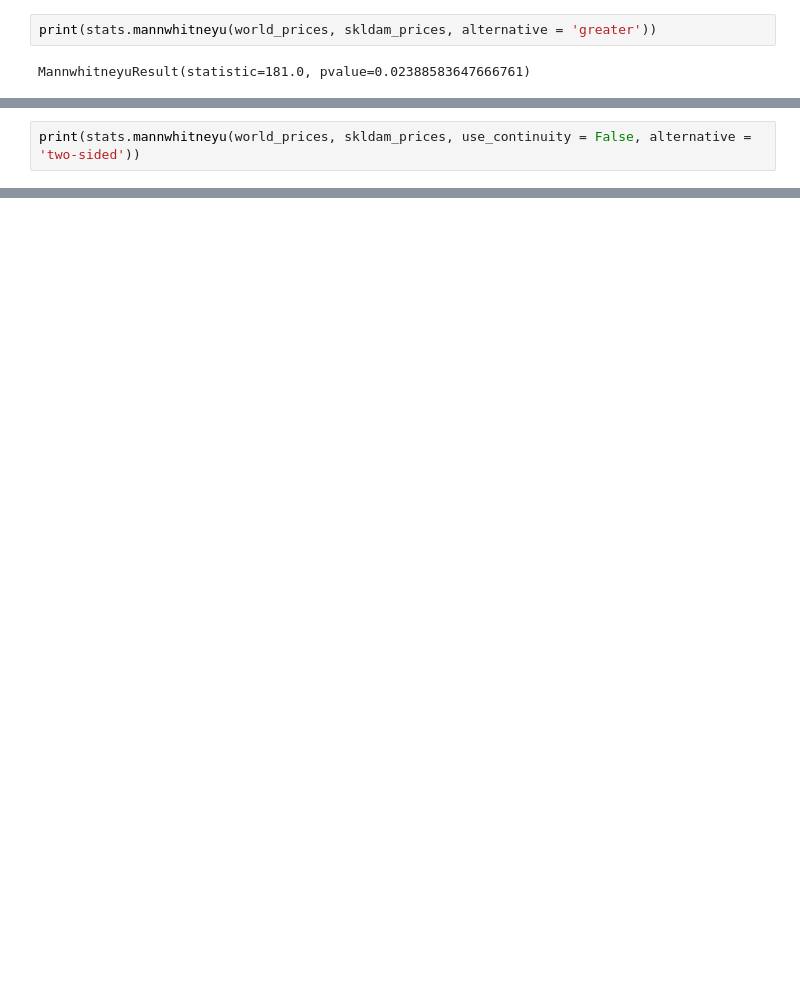
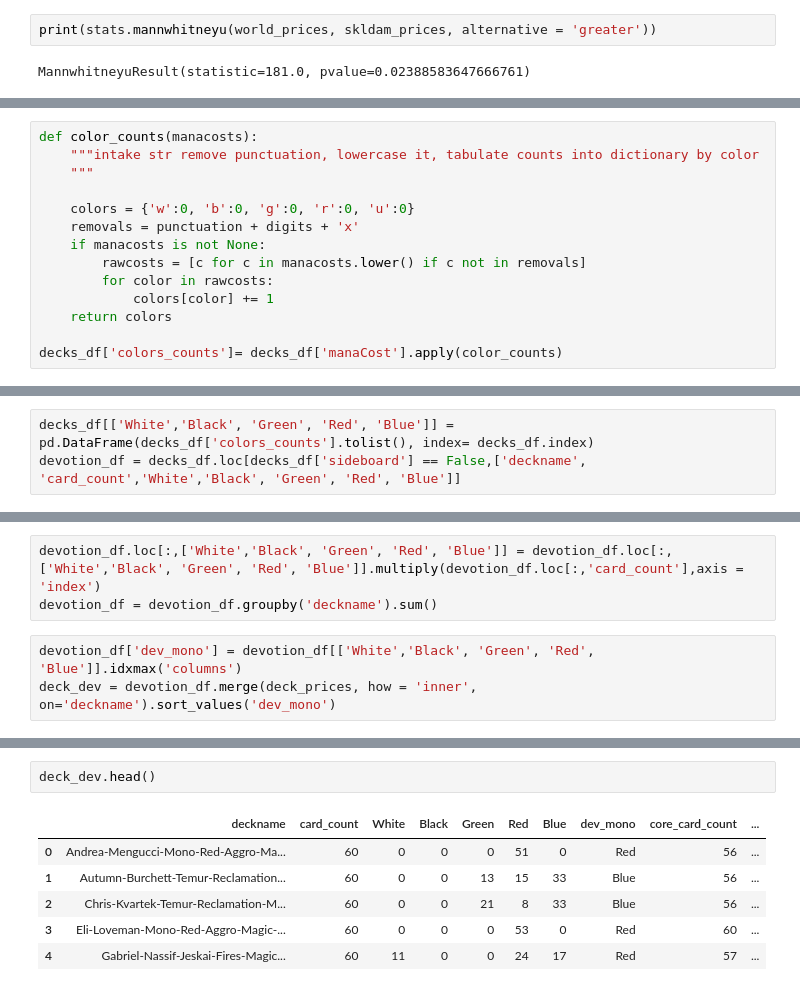
Before and after one commit to qitoahc/PayToWin_or_PayToPlay, a Jupyter notebook: notebooks/Deck price comparison.ipynb, the cells around one changed output, grey strips where cells are left out. Drawn from its saved outputs; the diff is of its cells as text; blank space fills up the shorter version.

```diff
--- a/notebooks/Deck price comparison.ipynb
+++ b/notebooks/Deck price comparison.ipynb
@@ -323,2 +323,14 @@ MannwhitneyuResult(statistic=181.0, pvalue=0.022845036998213435)
 # %%
-print(stats.mannwhitneyu(world_prices, skldam_prices, use_continuity = False, alternative = 'two-sided'))
+def color_counts(manacosts):
+    """intake str remove punctuation, lowercase it, tabulate counts into dictionary by color
+    """
+
+    colors = {'w':0, 'b':0, 'g':0, 'r':0, 'u':0}
+    removals = punctuation + digits + 'x'
+    if manacosts is not None:
+        rawcosts = [c for c in manacosts.lower() if c not in removals]
+        for color in rawcosts:
+            colors[color] += 1
+    return colors
+
+decks_df['colors_counts']= decks_df['manaCost'].apply(color_counts)
@@ -328,0 +337,3 @@ MannwhitneyuResult(statistic=181.0, pvalue=0.04569007399642687)
+# %%
+decks_df[['White','Black', 'Green', 'Red', 'Blue']] = pd.DataFrame(decks_df['colors_counts'].tolist(), index= decks_df.index)
+devotion_df = decks_df.loc[decks_df['sideboard'] == False,['deckname', 'card_count','White','Black', 'Green', 'Red', 'Blue']]
@@ -328,0 +369,6 @@ MannwhitneyuResult(statistic=181.0, pvalue=0.04569007399642687)
+# %%
+devotion_df.loc[:,['White','Black', 'Green', 'Red', 'Blue']] = devotion_df.loc[:,['White','Black', 'Green', 'Red', 'Blue']].multiply(devotion_df.loc[:,'card_count'],axis = 'index')
+devotion_df = devotion_df.groupby('deckname').sum()
+# %%
+devotion_df['dev_mono'] = devotion_df[['White','Black', 'Green', 'Red', 'Blue']].idxmax('columns')
+deck_dev = devotion_df.merge(deck_prices, how = 'inner', on='deckname').sort_values('dev_mono')
@@ -328,0 +398,9 @@ MannwhitneyuResult(statistic=181.0, pvalue=0.04569007399642687)
+# %%
+deck_dev.head()
+# %% [output]
+|  | deckname | card_count | White | Black | Green | Red | Blue | dev_mono | core_card_count | ... |
+| 0 | Andrea-Mengucci-Mono-Red-Aggro-Ma... | 60 | 0 | 0 | 0 | 51 | 0 | Red | 56 | ... |
+| 1 | Autumn-Burchett-Temur-Reclamation... | 60 | 0 | 0 | 13 | 15 | 33 | Blue | 56 | ... |
+| 2 | Chris-Kvartek-Temur-Reclamation-M... | 60 | 0 | 0 | 21 | 8 | 33 | Blue | 56 | ... |
+| 3 | Eli-Loveman-Mono-Red-Aggro-Magic-... | 60 | 0 | 0 | 0 | 53 | 0 | Red | 60 | ... |
+| 4 | Gabriel-Nassif-Jeskai-Fires-Magic... | 60 | 11 | 0 | 0 | 24 | 17 | Red | 57 | ... |
```
Also changed, not shown: parts of 14 cells of this notebook, 9 other files.
